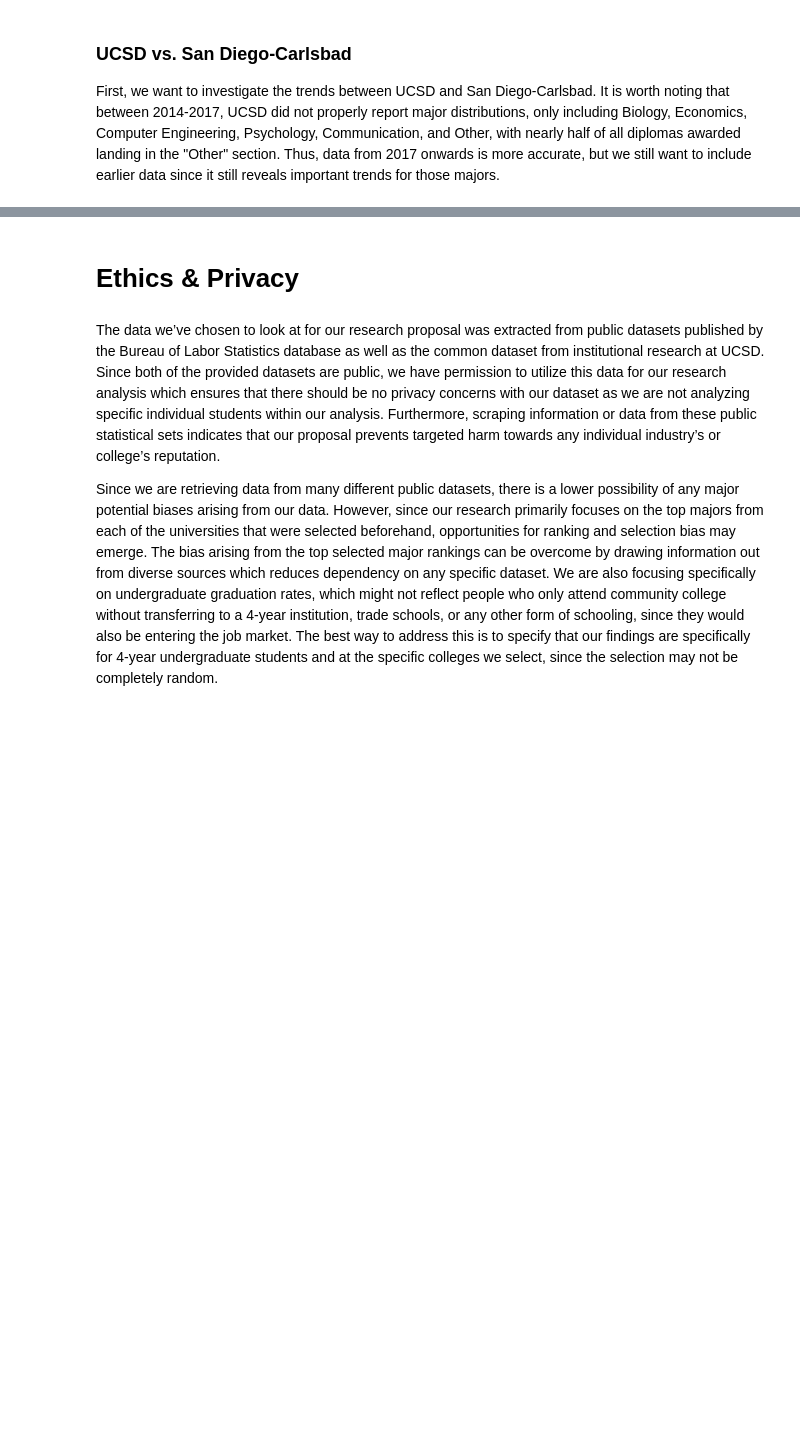
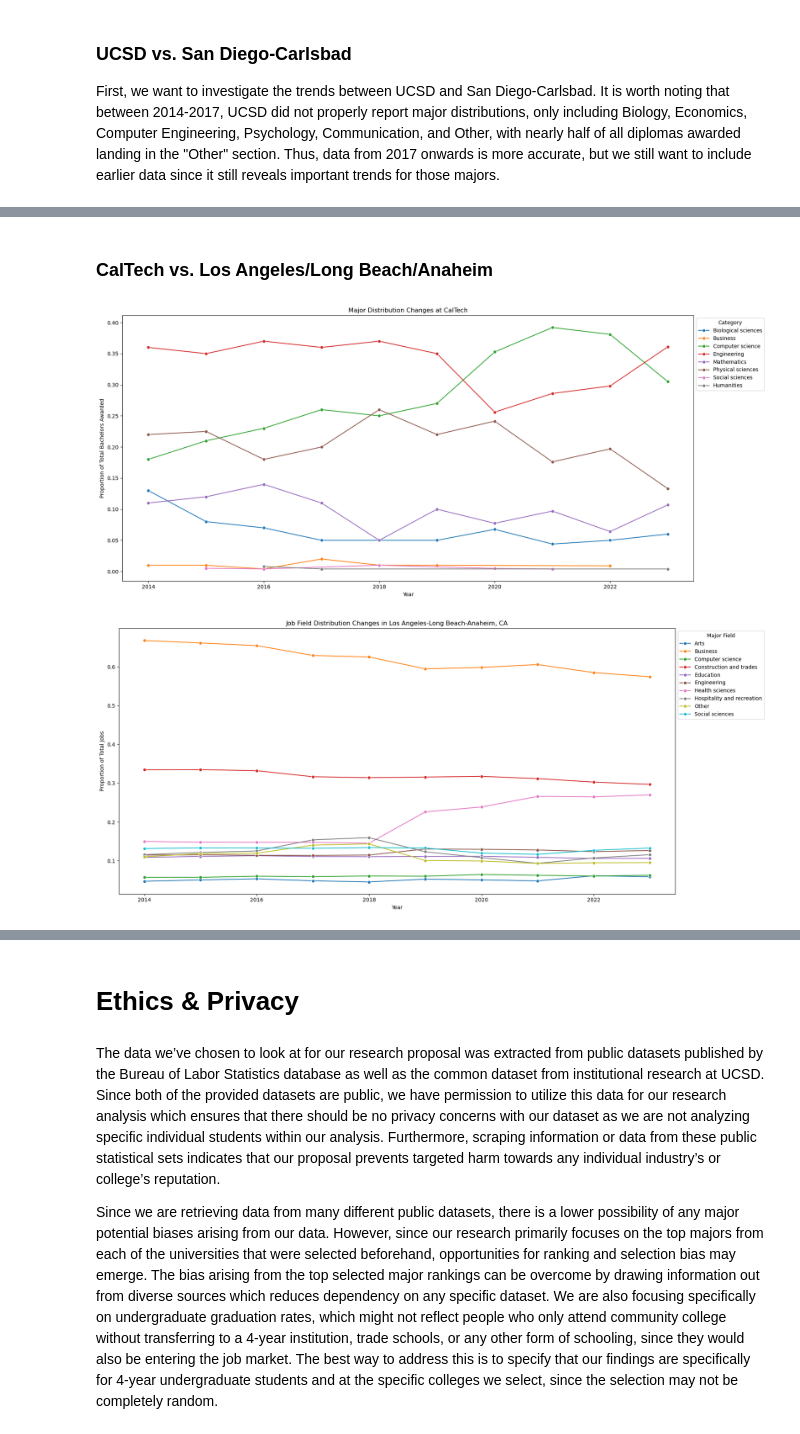
Before and after one commit to michaelhe999/COGS-108-Project, a Jupyter notebook: FinalProject_Group109-FA24.ipynb, the cells around one changed output, grey strips where cells are left out. Drawn from its saved outputs; the diff is of its cells as text; code cells hidden in the pictures; blank space fills up the shorter version.

```diff
--- a/FinalProject_Group109-FA24.ipynb
+++ b/FinalProject_Group109-FA24.ipynb
@@ -1093,0 +1118,8 @@ It appears from these two graphs that the local San Diego job market has little
+# %% [markdown]
+### CalTech vs. Los Angeles/Long Beach/Anaheim
+# %%
+college_graph('caltech', 'CalTech')
+job_graph('Los Angeles-Long Beach-Anaheim, CA', 'Los Angeles-Long Beach-Anaheim, CA')
+# %% [output]
+[figure, added]
+[figure, added]
```
Also changed, not shown: parts of 21 cells of this notebook.
